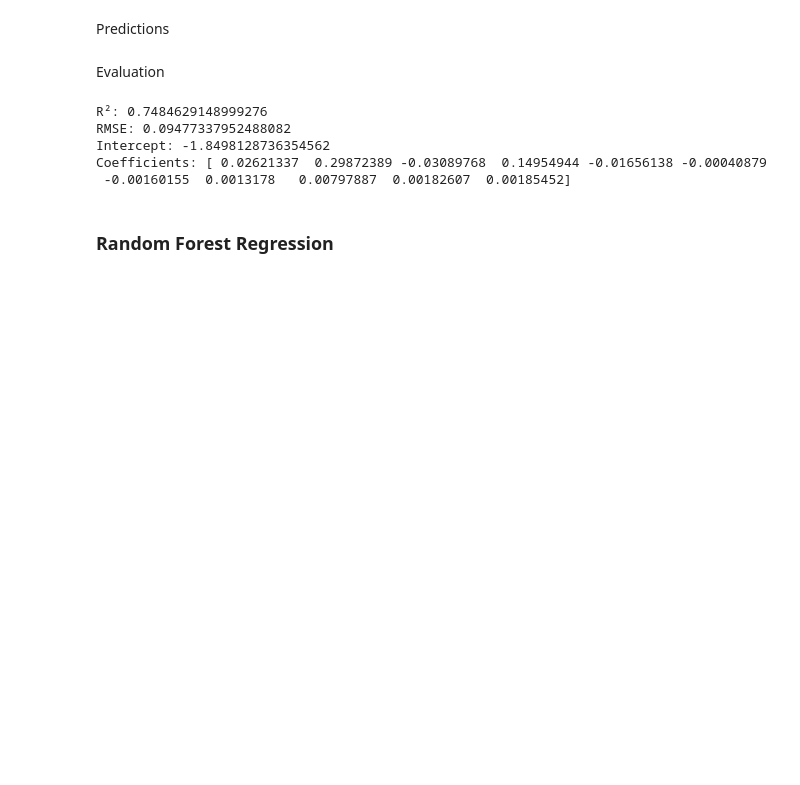
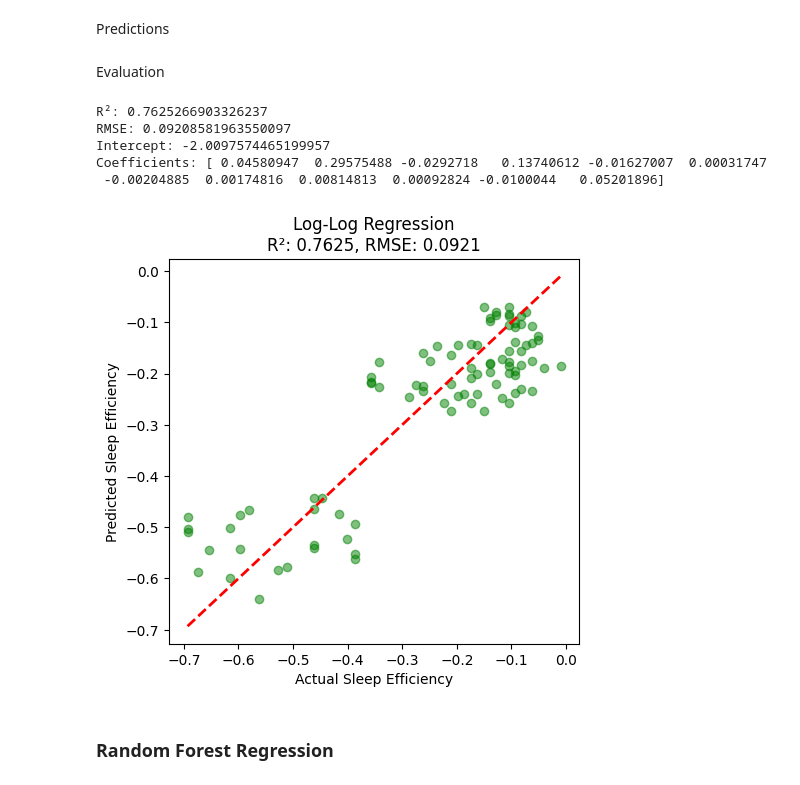
Before and after one commit to OldMarkie/Sleep-Efficiency-Data-Model, a Jupyter notebook: sleepEfficiencyModel.ipynb, the cells around one changed output. Saved outputs shown, nothing was run; the diff lists cells and outputs as text; code cells hidden in the pictures; blank space fills up the shorter version.

```diff
--- a/sleepEfficiencyModel.ipynb
+++ b/sleepEfficiencyModel.ipynb
@@ -496,7 +508,7 @@ Log-Transforming the Features and Loading the Data in X and y variables
 X = np.log(slpEf_dfLog[['Sleep duration', 'Deep sleep percentage', 'Light sleep percentage',
                      'REM sleep percentage', 'Awakenings', 'Caffeine consumption',
                      'Alcohol consumption', 'Exercise frequency', 'Smoking_No',
-                     'Bedtime Hour', 'Wakeup Hour']])
+                     'Bedtime Hour', 'Wakeup Hour', 'Age']])
 
 y = np.log(slpEf_dfLog['Sleep efficiency'])
 # %% [markdown]
@@ -527,11 +539,23 @@ print("RMSE:", rmse)
 print("Intercept:", log_log_model.intercept_)
 print("Coefficients:", log_log_model.coef_)
 # %% [output]
-R²: 0.7484629148999276
-RMSE: 0.09477337952488082
-Intercept: -1.8498128736354562
-Coefficients: [ 0.02621337  0.29872389 -0.03089768  0.14954944 -0.01656138 -0.00040879
- -0.00160155  0.0013178   0.00797887  0.00182607  0.00185452]
+R²: 0.7625266903326237
+RMSE: 0.09208581963550097
+Intercept: -2.0097574465199957
+Coefficients: [ 0.04580947  0.29575488 -0.0292718   0.13740612 -0.01627007  0.00031747
+ -0.00204885  0.00174816  0.00814813  0.00092824 -0.0100044   0.05201896]
+# %%
+plt.figure(figsize=(18, 5))
+plt.subplot(1, 3, 2)
+plt.scatter(y_test, y_pred, alpha=0.5, color="green")
+plt.plot([min(y_test), max(y_test)], [min(y_test), max(y_test)], 'r--', lw=2)
+plt.xlabel("Actual Sleep Efficiency")
+plt.ylabel("Predicted Sleep Efficiency")
+plt.title("Log-Log Regression\nR²: {:.4f}, RMSE: {:.4f}".format(
+    r2_score(y_test, y_pred), np.sqrt(mean_squared_error(y_test, y_pred))))
+plt.show()
+# %% [output]
+[figure, added]
 # %% [markdown]
 ### Random Forest Regression
 # %% [markdown]
```
Also changed, not shown: parts of 7 cells of this notebook.
